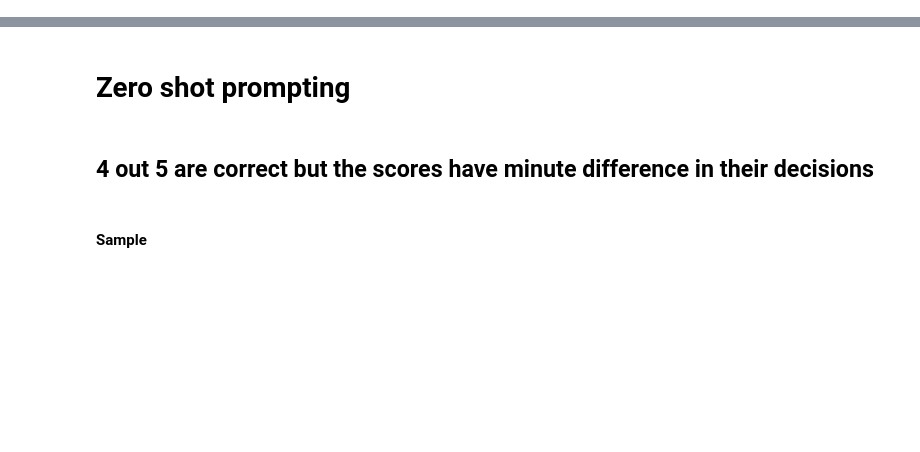
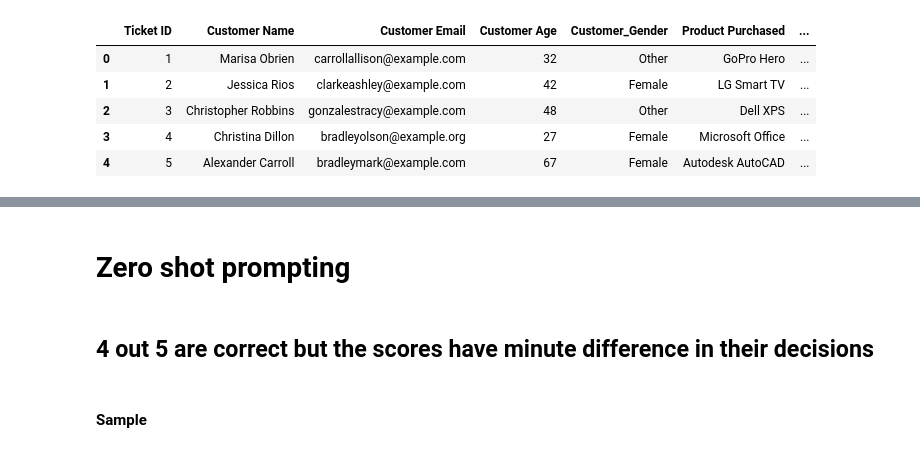
Before and after one commit to neha-duggirala/Customer-Support-Classification-using-LLM, a Jupyter notebook: customer-support-classification-using-llm.ipynb, the cells around one changed output, grey strips where cells are left out. Drawn from its saved outputs; the diff is of its cells as text; code cells hidden in the pictures; blank space fills up the shorter version.

Commit message:
Kaggle Notebook | customer support classification using llm | Version 7

```diff
--- a/customer-support-classification-using-llm.ipynb
+++ b/customer-support-classification-using-llm.ipynb
@@ -43,0 +79,9 @@ labels
+# %%
+df.head()
+# %% [output]
+|  | Ticket ID | Customer Name | Customer Email | Customer Age | Customer_Gender | Product Purchased | ... |
+| 0 | 1 | Marisa Obrien | carrollallison@example.com | 32 | Other | GoPro Hero | ... |
+| 1 | 2 | Jessica Rios | clarkeashley@example.com | 42 | Female | LG Smart TV | ... |
+| 2 | 3 | Christopher Robbins | gonzalestracy@example.com | 48 | Other | Dell XPS | ... |
+| 3 | 4 | Christina Dillon | bradleyolson@example.org | 27 | Female | Microsoft Office | ... |
+| 4 | 5 | Alexander Carroll | bradleymark@example.com | 67 | Female | Autodesk AutoCAD | ... |
```
Also changed, not shown: parts of 11 cells of this notebook.
